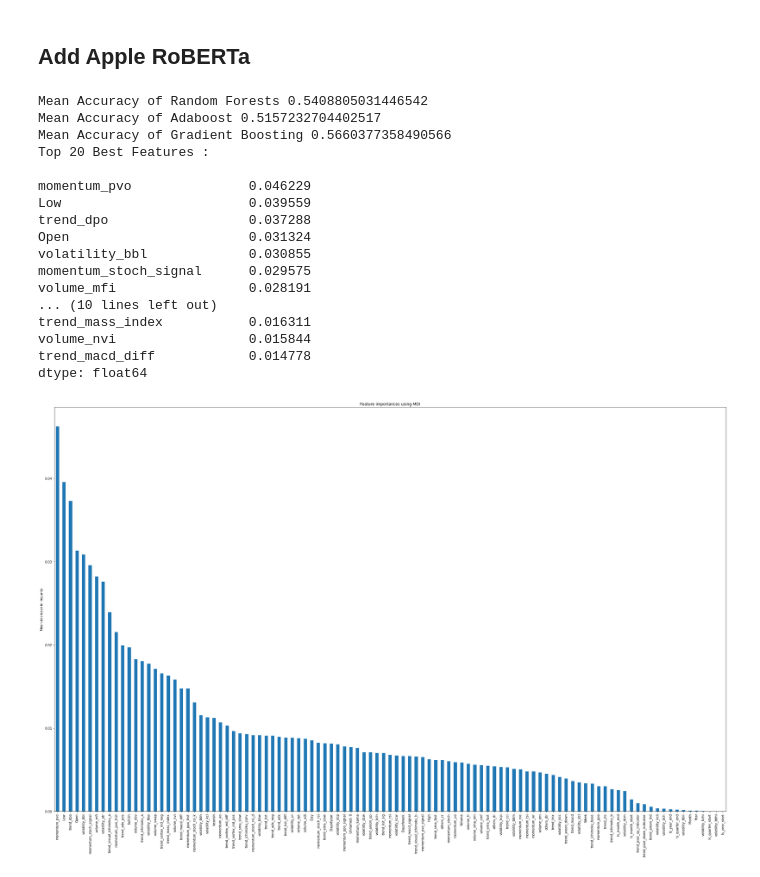
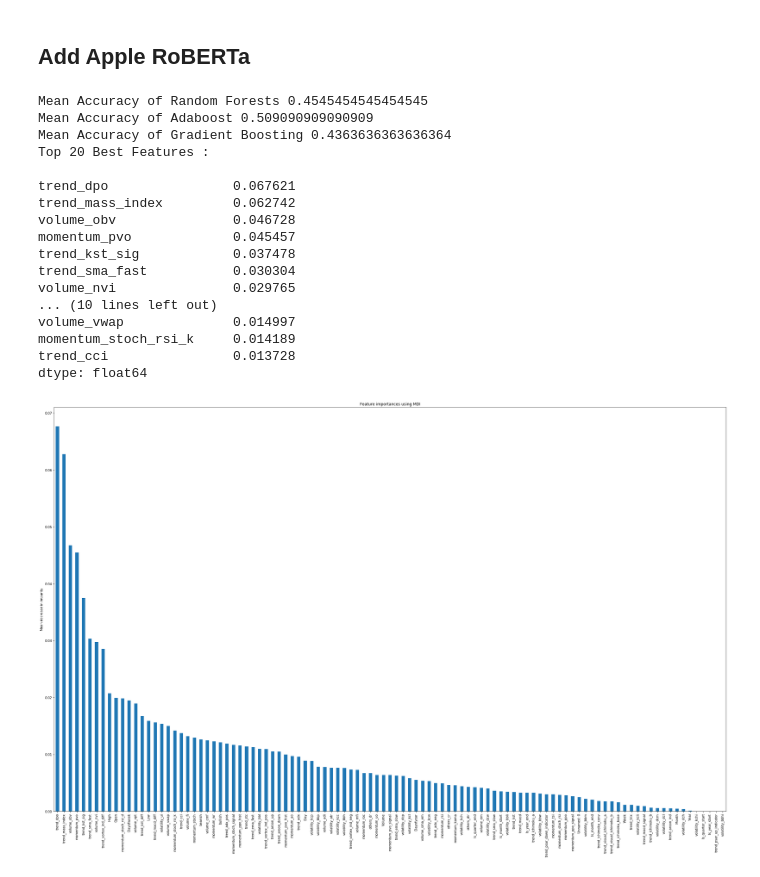
Before and after one commit to maggiechen615/Stock_Stalkers, a Jupyter notebook: FeatureSelection.ipynb, the cells around one changed output. Saved outputs shown, nothing was run; the diff lists cells and outputs as text; code cells hidden in the pictures.

```diff
--- a/FeatureSelection.ipynb
+++ b/FeatureSelection.ipynb
@@ -100,15 +101,11 @@ def gradient_boost(X_train, X_test, y_train, y_test):
     model.fit(X_train, y_train)
     return model, model.score(X_test, y_test), model.feature_importances_
 # %%
-def cross_validation(df_X, df_y, len_train, num_step, verbose=True):
+def sklearn_cross_validation(df_X, df_y, split, verbose, plot = False):
     '''
-    Implement cross validation of each model by sliding window method.
-
-    df_X, df_y (np): train dataset
-    len_train (int): size of window
-    num_step (int): size of steps
-    verbose (boolean): if True print the outputs
+    Do cross validation based on ScikitLearn's Time Series Split
     '''
+    tscv = TimeSeriesSplit(n_splits=split)
 
     rf_results = []
     ada_results = []
@@ -117,45 +114,40 @@ def cross_validation(df_X, df_y, len_train, num_step, verbose=True):
     ada_feature_imp = np.zeros(df_X.shape[1])
     gra_feature_imp = np.zeros(df_X.shape[1])
 
-    i = 0
-    while True:
-        X = df_X[i * num_step : (i * num_step) + len_train]
-        y = df_y[i * num_step : (i * num_step) + len_train]
-        i += 1
-
-        if len(X) < len_train:
-            break
-
-        split = int(0.8 * len(X))
-        X_train, X_test, y_train, y_test = X[:split], X[split:], y[:split], y[split:]
+    for train_index, validation_index in tscv.split(df_X):
+        #print("TRAIN:", train_index, "VALIDATION:", validation_index)
+        X_train, X_validation = df_X[train_index], df_X[validation_index]
+        y_train, y_validation = df_y[train_index], df_y[validation_index]
 
         t_scaler = MinMaxScaler()
         X_train = t_scaler.fit_transform(X_train)
-        X_test = t_scaler.transform(X_test)
+        X_validation = t_scaler.transform(X_validation)
 
         if len(np.unique(y_train)) == 1:
             continue
 
-        rf, rf_accuracy, rf_imp = random_forest(X_train, X_test, y_train, y_test)
+        rf, rf_accuracy, rf_imp = random_forest(X_train, X_validation, y_train, y_validation)
         len(rf_imp)
         rf_results.append(rf_accuracy)
         rf_feature_imp = rf_feature_imp + rf_imp
-        ada, ada_accuracy, ada_imp = adaboost(X_train, X_test, y_train, y_test)
+        ada, ada_accuracy, ada_imp = adaboost(X_train, X_validation, y_train, y_validation)
         ada_results.append(ada_accuracy)
         ada_feature_imp = ada_feature_imp + ada_imp
-        gra, gra_accuracy, gra_imp = gradient_boost(X_train, X_test, y_train, y_test)
+        gra, gra_accuracy, gra_imp = gradient_boost(X_train, X_validation, y_train, y_validation)
         gradient_results.append(gra_accuracy)
         gra_feature_imp = gra_feature_imp + gra_imp
 
-    rf_feature_imp = rf_feature_imp / i
-    ada_feature_imp = ada_feature_imp / i
-    gra_feature_imp = gra_feature_imp / i
+    rf_feature_imp = rf_feature_imp / split
+    ada_feature_imp = ada_feature_imp / split
+    gra_feature_imp = gra_feature_imp / split
 
     if verbose:
         print("Mean Accuracy of Random Forests", sum(rf_results)/len(rf_results))
         print("Mean Accuracy of Adaboost", sum(ada_results)/len(ada_results))
         print("Mean Accuracy of Gradient Boosting", sum(gradient_results)/len(gradient_results))
 
+    if plot:
+        return sum(rf_results)/len(rf_results), sum(ada_results)/len(ada_results), sum(gradient_results)/len(gradient_results)
     return rf_feature_imp, ada_feature_imp, gra_feature_imp
 # %%
 def feature_importance(importances, columns):
@@ -369,25 +390,25 @@ all_companies.plot(y=["AAPL", "MSFT", "NVDA"], kind="bar", figsize=(30,20), lege
 # AAPL : Data with full set of technical features + sentiment score
 X_train_AAPLs, y_train_AAPLs, columns_AAPLs = prepare_dataset(sentiment=True)
 # %%
-rf_AAPLs, ada_AAPLs, gra_AAPLs = cross_validation(X_train_AAPLs, y_train_AAPLs, 14, 1)
+rf_AAPLs, ada_AAPLs, gra_AAPLs = sklearn_cross_validation(X_train_AAPLs, y_train_AAPLs, 5, verbose=True, plot=False)
 ave_AAPLs = (rf_AAPLs + ada_AAPLs + gra_AAPLs) / 3
 _ = feature_importance(ave_AAPLs, columns_AAPLs)
 # %% [output]
-Mean Accuracy of Random Forests 0.5408805031446542
-Mean Accuracy of Adaboost 0.5157232704402517
-Mean Accuracy of Gradient Boosting 0.5660377358490566
+Mean Accuracy of Random Forests 0.4545454545454545
+Mean Accuracy of Adaboost 0.509090909090909
+Mean Accuracy of Gradient Boosting 0.4363636363636364
 Top 20 Best Features :
 
-momentum_pvo               0.046229
-Low                        0.039559
-trend_dpo                  0.037288
-Open                       0.031324
-volatility_bbl             0.030855
-momentum_stoch_signal      0.029575
-volume_mfi                 0.028191
+trend_dpo                0.067621
+trend_mass_index         0.062742
+volume_obv               0.046728
+momentum_pvo             0.045457
+trend_kst_sig            0.037478
+trend_sma_fast           0.030304
+volume_nvi               0.029765
 ... (10 lines left out)
-trend_mass_index           0.016311
-volume_nvi                 0.015844
-trend_macd_diff            0.014778
+volume_vwap              0.014997
+momentum_stoch_rsi_k     0.014189
+trend_cci                0.013728
 dtype: float64
-[figure, old version]
+[figure, new version]
```
Also changed, not shown: parts of 11 cells of this notebook.
